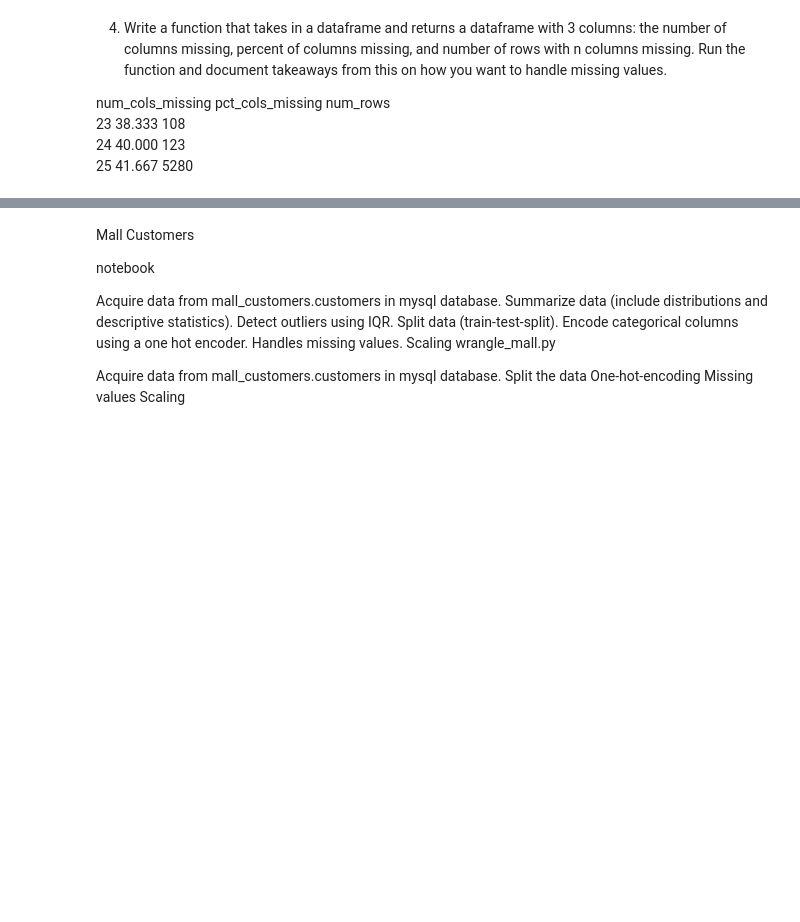
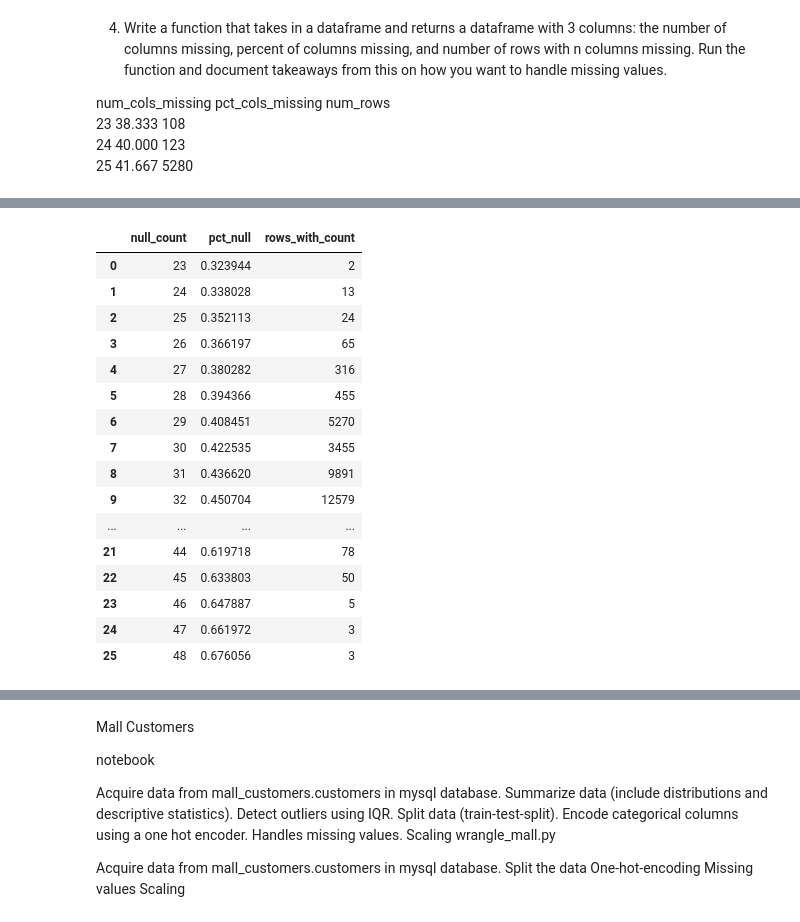
Before and after one commit to RyvynYoung/clustering-exercises, a Jupyter notebook: zillow.ipynb, the cells around one changed output, grey strips where cells are left out. Saved outputs shown, nothing was run; the diff lists cells and outputs as text; code cells hidden in the pictures; blank space fills up the shorter version.

```diff
--- a/zillow.ipynb
+++ b/zillow.ipynb
@@ -172,0 +305,3 @@ num_cols_missing	pct_cols_missing	num_rows
+# %%
+# reset the index on the groups df so that we can add the num_rows_with_count
+groups = groups.reset_index()
@@ -172,0 +329,24 @@ num_cols_missing	pct_cols_missing	num_rows
+# %%
+# combine num_rows_with_count from dfnum_rows with groups
+groups['rows_with_count'] = dfnum_rows.num_rows_with_count
+# %%
+# visual check
+groups
+# %% [output]
+|  | null_count | pct_null | rows_with_count |
+| 0 | 23 | 0.323944 | 2 |
+| 1 | 24 | 0.338028 | 13 |
+| 2 | 25 | 0.352113 | 24 |
+| 3 | 26 | 0.366197 | 65 |
+| 4 | 27 | 0.380282 | 316 |
+| 5 | 28 | 0.394366 | 455 |
+| 6 | 29 | 0.408451 | 5270 |
+| 7 | 30 | 0.422535 | 3455 |
+| 8 | 31 | 0.436620 | 9891 |
+| 9 | 32 | 0.450704 | 12579 |
+| ... | ... | ... | ... |
+| 21 | 44 | 0.619718 | 78 |
+| 22 | 45 | 0.633803 | 50 |
+| 23 | 46 | 0.647887 | 5 |
+| 24 | 47 | 0.661972 | 3 |
+| 25 | 48 | 0.676056 | 3 |
```
Also changed, not shown: parts of 21 cells of this notebook.
